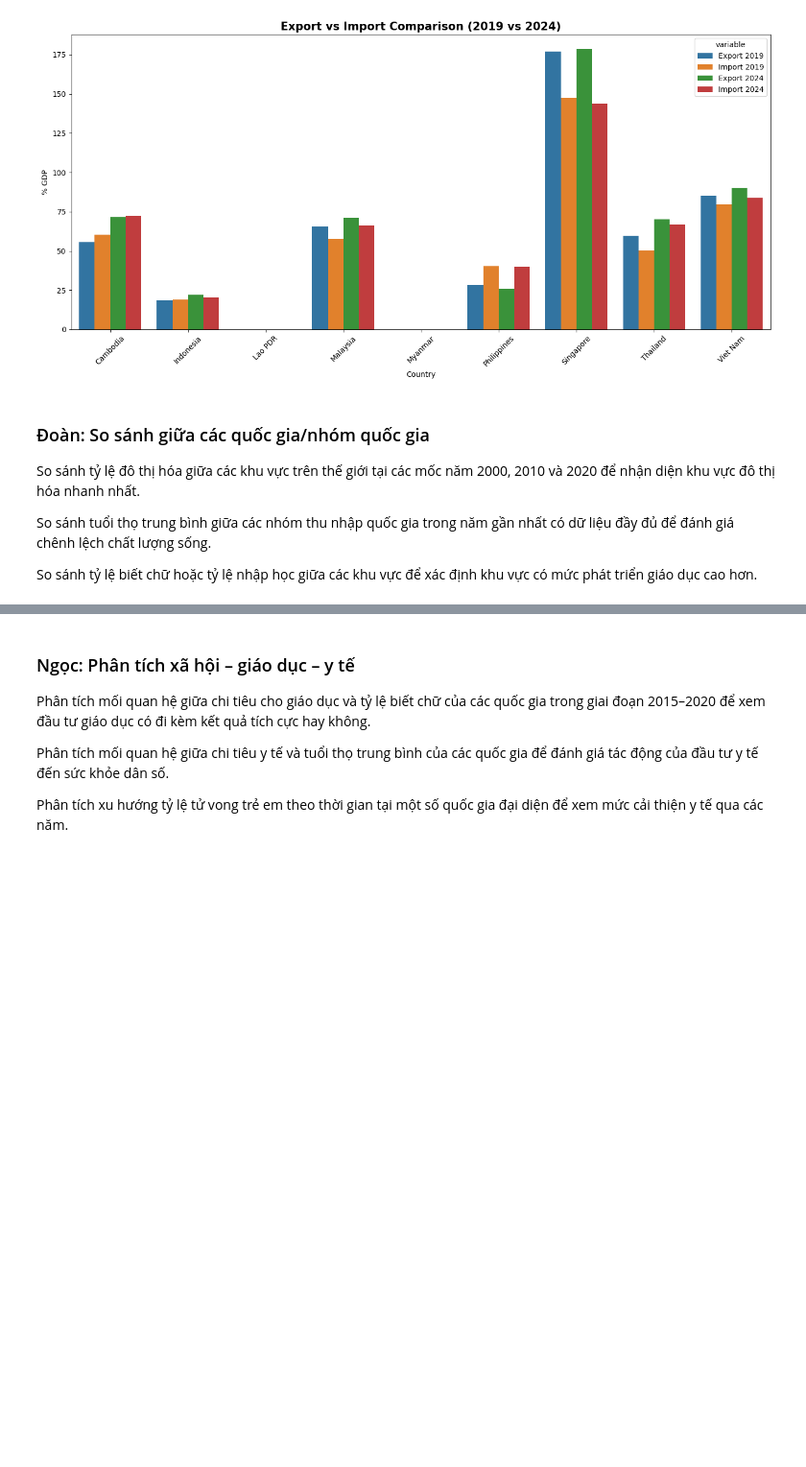
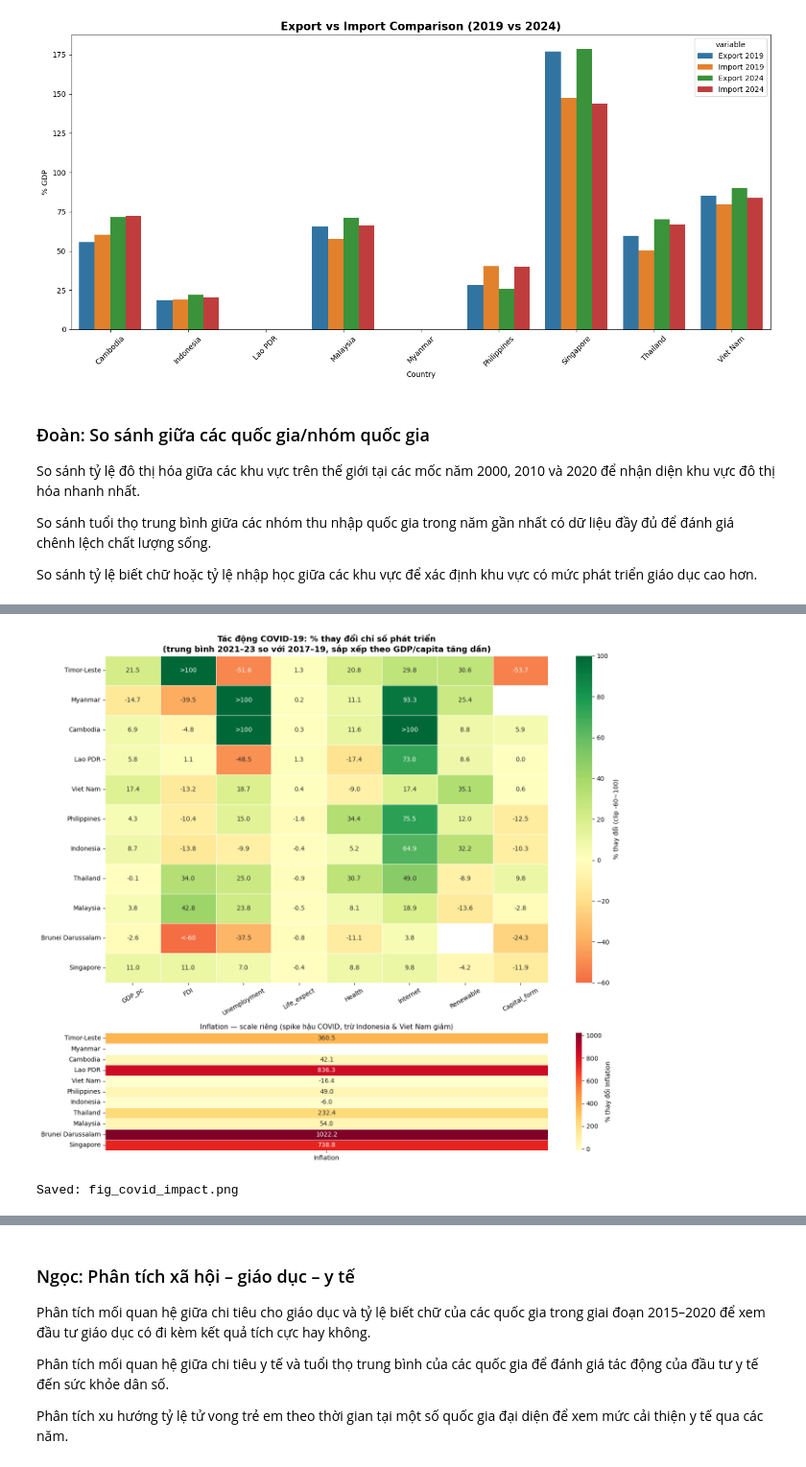
Before and after one commit to tranthanh22/data_visualize_lab2, a Jupyter notebook: lab2.ipynb, the cells around one changed output, grey strips where cells are left out. Shown at 96% size. Cells and saved outputs as stored; diff of their text form; code cells hidden in the pictures; blank space fills up the shorter version.

```diff
--- a/lab2.ipynb
+++ b/lab2.ipynb
@@ -389,0 +442,74 @@ Xác định các quốc gia có sự thay đổi mạnh nhất về chỉ số
+# %%
+# ── COVID Impact Analysis ─────────────────────────────────────────────────────
+import matplotlib.pyplot as plt
+import seaborn as sns
+
+PLOT_COLS = ["GDP_pc", "FDI", "Unemployment", "Life_expect",
+             "Health", "Internet", "Renewable", "Capital_form"]
+
+pre  = wide[wide["Year"].between(2017, 2019)].groupby("Country Name")[PLOT_COLS + ["Inflation"]].mean()
+post = wide[wide["Year"].between(2021, 2023)].groupby("Country Name")[PLOT_COLS + ["Inflation"]].mean()
+pct  = ((post - pre) / pre.abs().replace(0, np.nan) * 100).round(1)
+
+# Sort theo GDP_pc pre-COVID (nghèo → giàu) để pattern rõ hơn
+country_order = pre["GDP_pc"].sort_values().index.tolist()
+pct = pct.loc[country_order]
+
+# Annotation: đánh dấu giá trị bị clip bằng ">" hoặc "<"
+CLIP_MIN, CLIP_MAX = -60, 100
+def make_annot(df, clip_min, clip_max):
+    annot = df.copy().astype(object)
+    for r in df.index:
+        for c in df.columns:
+            v = df.loc[r, c]
+            if pd.isna(v):
+                annot.loc[r, c] = "N/A"
+            elif v >= clip_max:
+                annot.loc[r, c] = f">{clip_max:.0f}"
+            elif v <= clip_min:
+                annot.loc[r, c] = f"<{clip_min:.0f}"
+            else:
+                annot.loc[r, c] = f"{v:.1f}"
+    return annot
+
+fig, axes = plt.subplots(2, 1, figsize=(14, 12),
+                         gridspec_kw={"height_ratios": [5, 1.8]})
+
+# ── Heatmap chính ─────────────────────────────────────────────────────────────
+clipped  = pct[PLOT_COLS].clip(CLIP_MIN, CLIP_MAX)
+annot_df = make_annot(pct[PLOT_COLS], CLIP_MIN, CLIP_MAX)
+
+sns.heatmap(
+    clipped, annot=annot_df, fmt="", cmap="RdYlGn", center=0,
+    linewidths=0.5, ax=axes[0], vmin=CLIP_MIN, vmax=CLIP_MAX,
+    cbar_kws={"label": f"% thay đổi (clip {CLIP_MIN}~{CLIP_MAX})"}
+)
+axes[0].set_title(
+    "Tác động COVID-19: % thay đổi chỉ số phát triển\n"
+    "(trung bình 2021–23 so với 2017–19, sắp xếp theo GDP/capita tăng dần)",
+    fontsize=13, fontweight="bold"
+)
+axes[0].set_xlabel("")
+axes[0].set_ylabel("")
+axes[0].tick_params(axis="x", rotation=30)
+
+# ── Inflation subplot ─────────────────────────────────────────────────────────
+infl = pct[["Inflation"]]
+annot_infl = make_annot(infl, -100, 1100)
+
+sns.heatmap(
+    infl, annot=annot_infl, fmt="", cmap="YlOrRd",
+    linewidths=0.5, ax=axes[1],
+    cbar_kws={"label": "% thay đổi Inflation"}
+)
+axes[1].set_title("Inflation — scale riêng (spike hậu COVID, trừ Indonesia & Viet Nam giảm)", fontsize=11)
+axes[1].set_xlabel("")
+axes[1].set_ylabel("")
+
+plt.tight_layout()
+plt.savefig("../output/fig_covid_impact.png", bbox_inches="tight", dpi=150)
+plt.show()
+print("Saved: fig_covid_impact.png")
+# %% [output]
+[figure, added]
+Saved: fig_covid_impact.png
```
Also changed, not shown: parts of 13 cells of this notebook, 3 other files.
